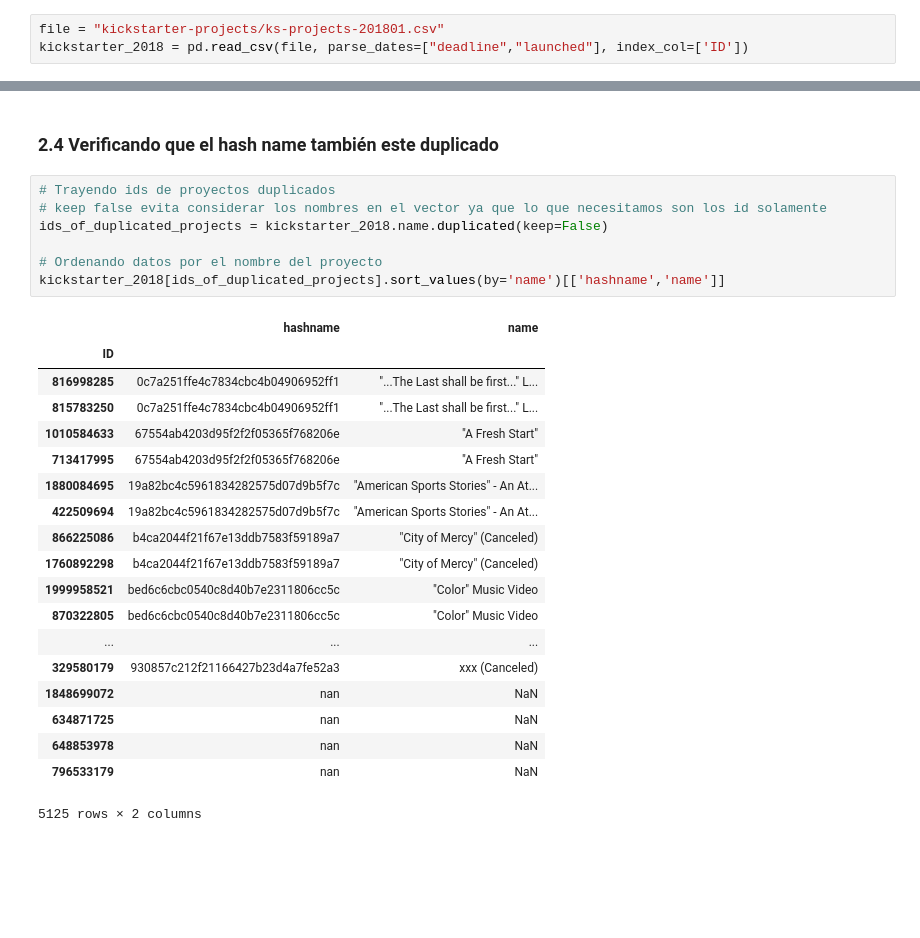
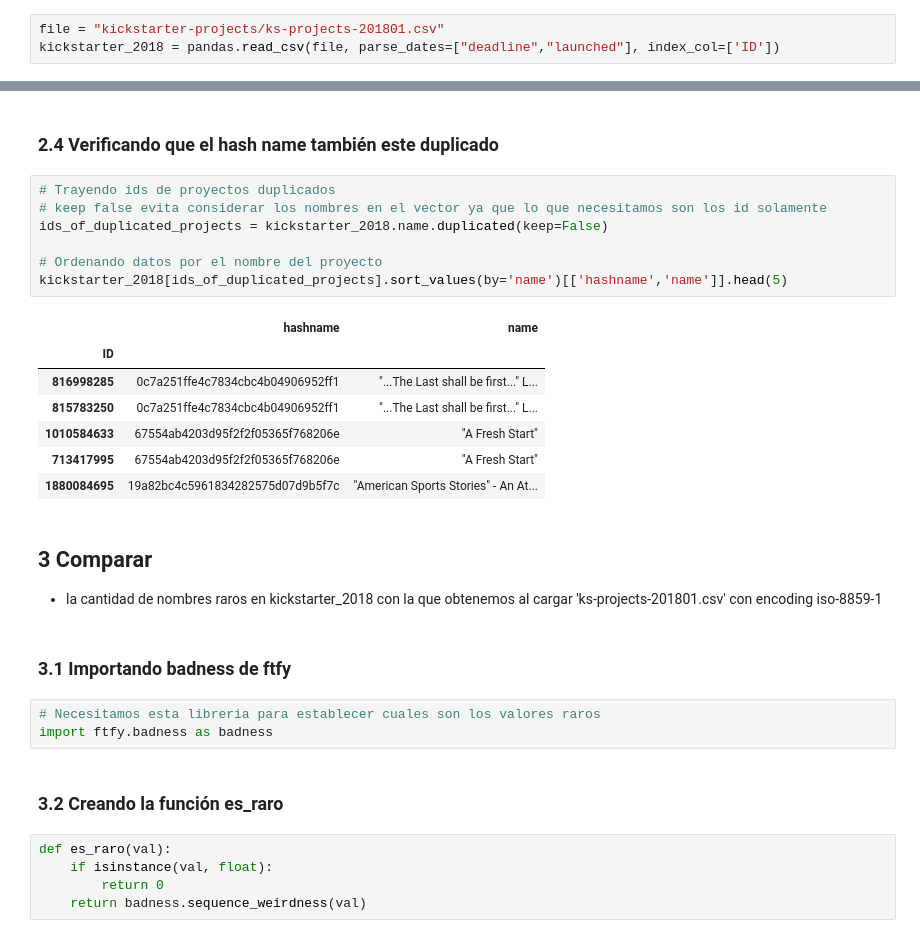
Before and after one commit to abernalc/diplodatos2019, a Jupyter notebook: AnalisisYCuracion/ejercicio3/ejercicio3.ipynb, the cells around one changed output, grey strips where cells are left out. Saved outputs shown, nothing was run; the diff lists cells and outputs as text; blank space fills up the shorter version.

```diff
--- a/AnalisisYCuracion/ejercicio3/ejercicio3.ipynb
+++ b/AnalisisYCuracion/ejercicio3/ejercicio3.ipynb
@@ -14,7 +14,7 @@ import numpy
 ### 1.2 Cargando datos de csv
 # %%
 file = "kickstarter-projects/ks-projects-201801.csv"
-kickstarter_2018 = pd.read_csv(file, parse_dates=["deadline","launched"], index_col=['ID'])
+kickstarter_2018 = pandas.read_csv(file, parse_dates=["deadline","launched"], index_col=['ID'])
 # %% [markdown]
 ### 1.3 Tabla con proyectos duplicados
 # %%
@@ -69,27 +69,31 @@ kickstarter_2018['hashname'] = kickstarter_2018['name'].apply(convertir_a_hash)
 # %%
 # Trayendo ids de proyectos duplicados
 # keep false evita considerar los nombres en el vector ya que lo que necesitamos son los id solamente
 ids_of_duplicated_projects = kickstarter_2018.name.duplicated(keep=False)
 
 # Ordenando datos por el nombre del proyecto
-kickstarter_2018[ids_of_duplicated_projects].sort_values(by='name')[['hashname','name']]
+kickstarter_2018[ids_of_duplicated_projects].sort_values(by='name')[['hashname','name']].head(5)
 # %% [output]
 |  | hashname | name |
 | ID |  |  |
 | 816998285 | 0c7a251ffe4c7834cbc4b04906952ff1 | "...The Last shall be first..." L... |
 | 815783250 | 0c7a251ffe4c7834cbc4b04906952ff1 | "...The Last shall be first..." L... |
 | 1010584633 | 67554ab4203d95f2f2f05365f768206e | "A Fresh Start" |
 | 713417995 | 67554ab4203d95f2f2f05365f768206e | "A Fresh Start" |
 | 1880084695 | 19a82bc4c5961834282575d07d9b5f7c | "American Sports Stories" - An At... |
-| 422509694 | 19a82bc4c5961834282575d07d9b5f7c | "American Sports Stories" - An At... |
-| 866225086 | b4ca2044f21f67e13ddb7583f59189a7 | "City of Mercy" (Canceled) |
-| 1760892298 | b4ca2044f21f67e13ddb7583f59189a7 | "City of Mercy" (Canceled) |
-| 1999958521 | bed6c6cbc0540c8d40b7e2311806cc5c | "Color" Music Video |
-| 870322805 | bed6c6cbc0540c8d40b7e2311806cc5c | "Color" Music Video |
-| ... | ... | ... |
-| 329580179 | 930857c212f21166427b23d4a7fe52a3 | xxx (Canceled) |
-| 1848699072 | nan | NaN |
-| 634871725 | nan | NaN |
-| 648853978 | nan | NaN |
-| 796533179 | nan | NaN |
-5125 rows × 2 columns
+# %% [markdown]
+## 3 Comparar
+
+* la cantidad de nombres raros en kickstarter_2018 con la que obtenemos al cargar 'ks-projects-201801.csv' con encoding iso-8859-1
+# %% [markdown]
+### 3.1 Importando badness de ftfy
+# %%
+# Necesitamos esta libreria para establecer cuales son los valores raros
+import ftfy.badness as badness
+# %% [markdown]
+### 3.2 Creando la función es_raro
+# %%
+def es_raro(val):
+    if isinstance(val, float):
+        return 0
+    return badness.sequence_weirdness(val)
```
Also changed, not shown: parts of 9 cells of this notebook.
